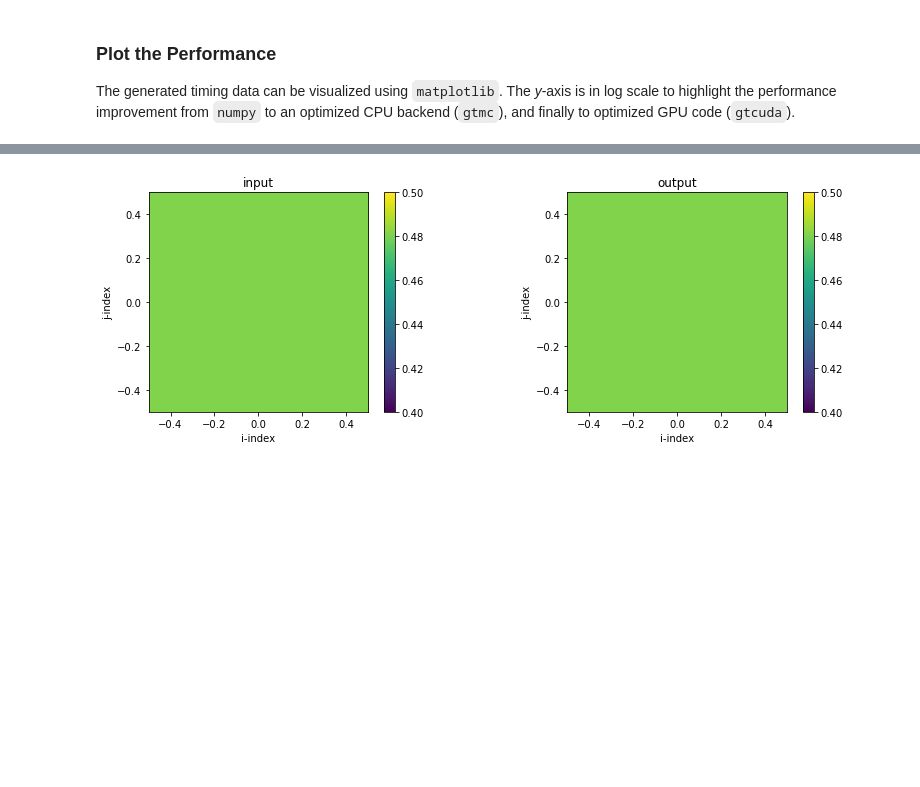
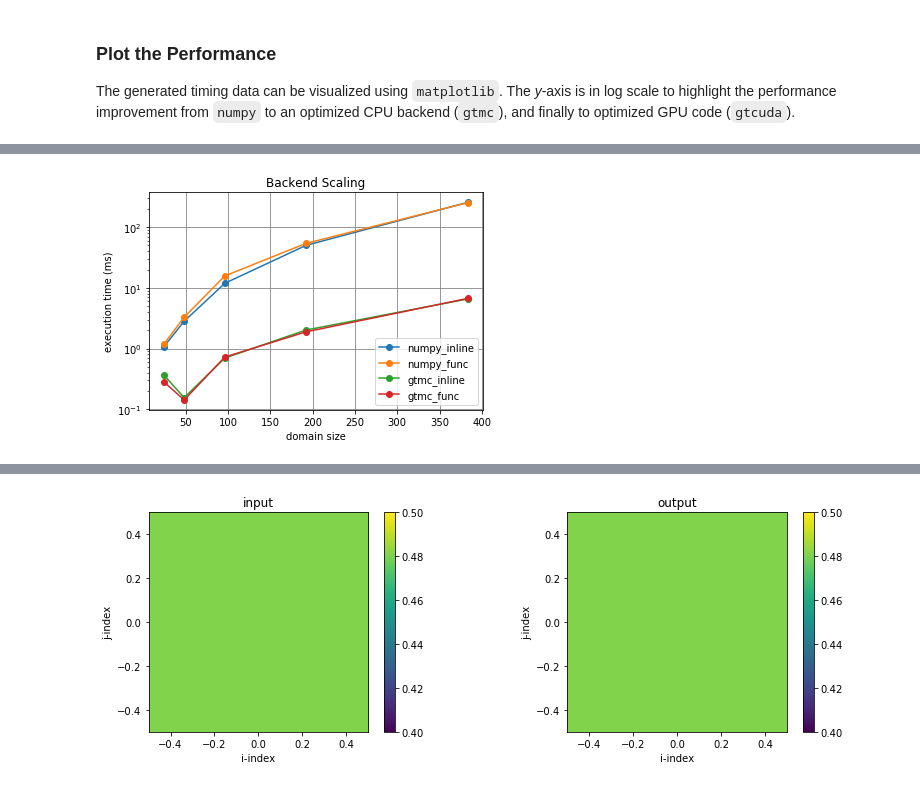
Before and after one commit to ai2cm/dsl_workshop, a Jupyter notebook: notebooks/Session-1B.ipynb, the cells around one changed output, grey strips where cells are left out. Saved outputs shown, nothing was run; the diff lists cells and outputs as text; code cells hidden in the pictures; blank space fills up the shorter version.

```diff
--- a/notebooks/Session-1B.ipynb
+++ b/notebooks/Session-1B.ipynb
@@ -155,7 +178,7 @@ class _Accessor:
 # %%
 # SOLUTION 1:
 @gtscript.stencil(backend="numpy")
-def diffusion_def1(in_field: Field[np.float], out_field: Field[np.float], *, coeff: np.float):
+def diffusion_def1(in_field: Field[np.float], out_field: Field[np.float], coeff: np.float = 1.0):
     with computation(PARALLEL), interval(...):
         tmp_field = coeff * (-4. * in_field +
             in_field[1, 0, 0] + in_field[-1, 0, 0] +
@@ -166,13 +189,13 @@ def diffusion_def1(in_field: Field[np.float], out_field: Field[np.float], *, coe
 # %%
 # SOLUTION 2:
 @gtscript.function
-def laplacian(in_field: Field[np.float], coeff: np.float):
+def laplacian(in_field: Field[np.float], coeff: np.float = 1.0):
     return coeff * (-4. * in_field +
            in_field[1, 0, 0] + in_field[-1, 0, 0] +
            in_field[0, 1, 0] + in_field[0, -1, 0])
 
 @gtscript.stencil(backend="numpy")
-def diffusion_def2(in_field: Field[np.float], out_field: Field[np.float], *, coeff: np.float):
+def diffusion_def2(in_field: Field[np.float], out_field: Field[np.float], coeff: np.float = 1.0):
     with computation(PARALLEL), interval(...):
         tmp_field = laplacian(in_field, coeff)
         out_field = laplacian(tmp_field, coeff)
@@ -178,0 +326,11 @@ def diffusion_def2(in_field: Field[np.float], out_field: Field[np.float], *, coe
+# %%
+timings1, sizes1 = run_laplacian_scaling(diffusion_def1, ["numpy", "gtmc"], (ni, nj, nk), (nhalo, nhalo, 0))
+timings2, sizes2 = run_laplacian_scaling(diffusion_def2, ["numpy", "gtmc"], (ni, nj, nk), (nhalo, nhalo, 0))
+
+both_timings = {}
+both_sizes = {}
+for backend in timings1.keys():
+    both_timings[f"{backend}_inline"] = timings1[backend]
+    both_timings[f"{backend}_func"] = timings2[backend]
+    both_sizes[f"{backend}_inline"] = sizes1[backend]
+    both_sizes[f"{backend}_func"] = sizes2[backend]
@@ -179,3 +358,7 @@ def diffusion_def2(in_field: Field[np.float], out_field: Field[np.float], *, coe
+# %%
+plot_scaling_data(both_timings, both_sizes)
+# %% [output]
+[figure, added]
 # %% [markdown]
 ### Forward and Backward Loops
 
```
Also changed, not shown: parts of 23 cells of this notebook.
